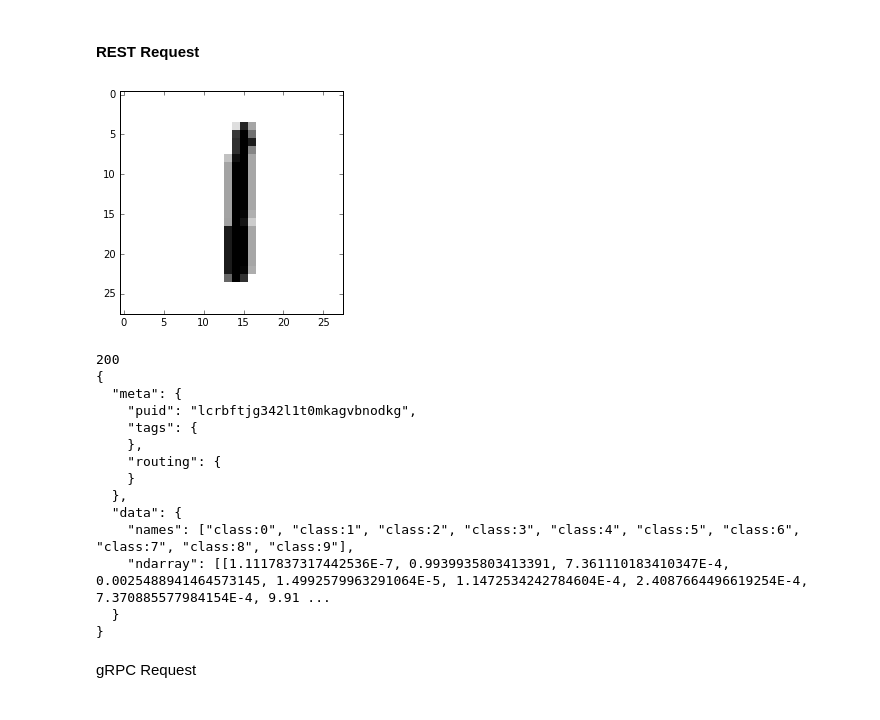
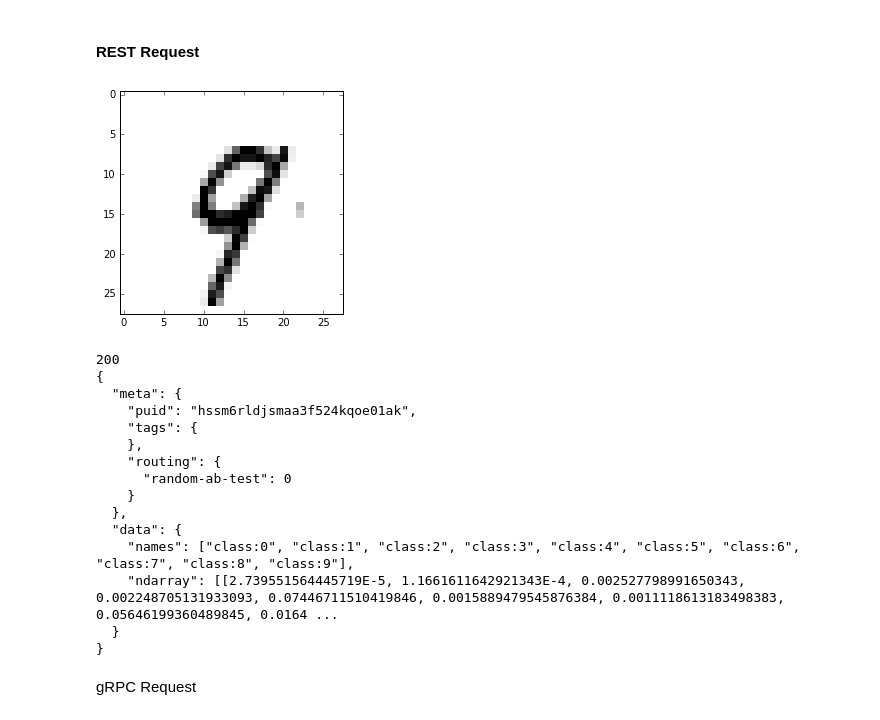
Before and after one commit to kubeflow/example-seldon, a Jupyter notebook: notebooks/example.ipynb, the cells around one changed output. Cells and saved outputs as stored; diff of their text form; code cells hidden in the pictures.

```diff
--- a/notebooks/example.ipynb
+++ b/notebooks/example.ipynb
@@ -183,23 +183,24 @@ def grpc_request(deploymentName,data):
 # %% [markdown]
 #### REST Request
 # %%
-chosen=1
+chosen=2
 gen_image(batch_xs[chosen]).show()
 rest_request("mnist-classifier",batch_xs[chosen].reshape((1,784)))
 # %% [output]
-[figure, old version]
+[figure, new version]
 200
 {
   "meta": {
-    "puid": "lcrbftjg342l1t0mkagvbnodkg",
+    "puid": "hssm6rldjsmaa3f524kqoe01ak",
     "tags": {
     },
     "routing": {
+      "random-ab-test": 0
     }
   },
   "data": {
     "names": ["class:0", "class:1", "class:2", "class:3", "class:4", "class:5", "class:6", "class:7", "class:8", "class:9"],
-    "ndarray": [[1.1117837317442536E-7, 0.9939935803413391, 7.361110183410347E-4, 0.0025488941464573145, 1.4992579963291064E-5, 1.1472534242784604E-4, 2.4087664496619254E-4, 7.370885577984154E-4, 9.91 ...
+    "ndarray": [[2.739551564445719E-5, 1.1661611642921343E-4, 0.002527798991650343, 0.002248705131933093, 0.07446711510419846, 0.0015889479545876384, 0.0011118613183498383, 0.05646199360489845, 0.0164 ...
   }
 }
 # %% [markdown]
```
Also changed, not shown: parts of 6 cells of this notebook, 4 other files.
